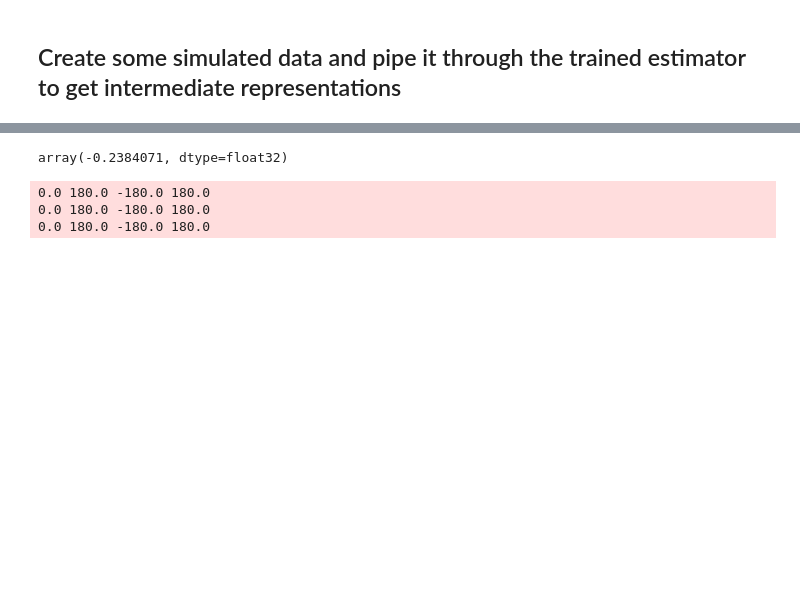
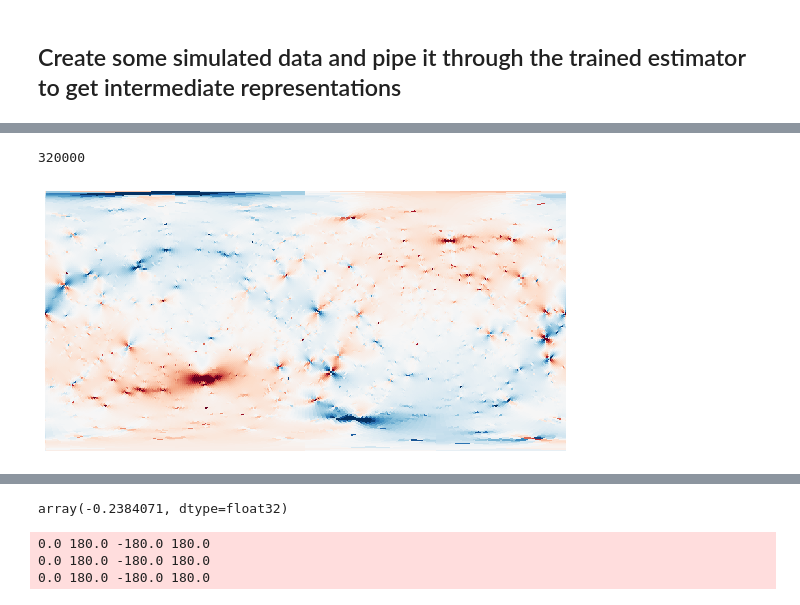
Before and after one commit to smsharma/neural-global-astrometry, a Jupyter notebook: notebooks/02_plot_maps.ipynb, the cells around one changed output, grey strips where cells are left out. Drawn from its saved outputs; the diff is of its cells as text; code cells hidden in the pictures; blank space fills up the shorter version.

```diff
--- a/notebooks/02_plot_maps.ipynb
+++ b/notebooks/02_plot_maps.ipynb
@@ -100,0 +86,6 @@ hp.mollview(1e6 * sim.mu_qsrs[:,1] / 1e-4,max=max_mu, min=-max_mu, title=r"\bf{I
+# %%
+proj = hp.cartview(1e6 * sim.mu_qsrs[:,1] / 1e-4,max=max_mu * 0.9, min=-max_mu * 0.9,cmap=cmap, cbar=None, title=None,return_projected_map=True)
+np.prod(proj.shape)
+# %% [output]
+320000
+[figure, added]
```
Also changed, not shown: parts of 9 cells of this notebook, 29 other files.
